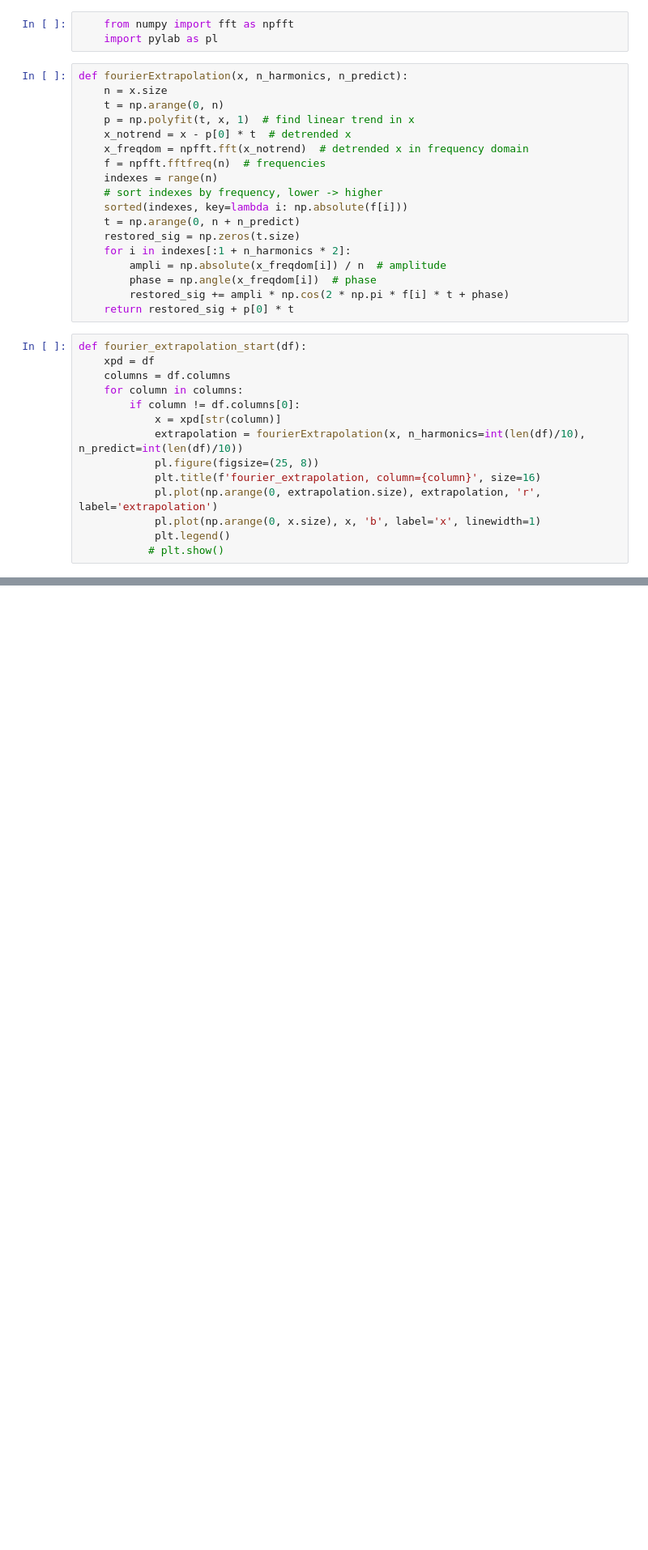
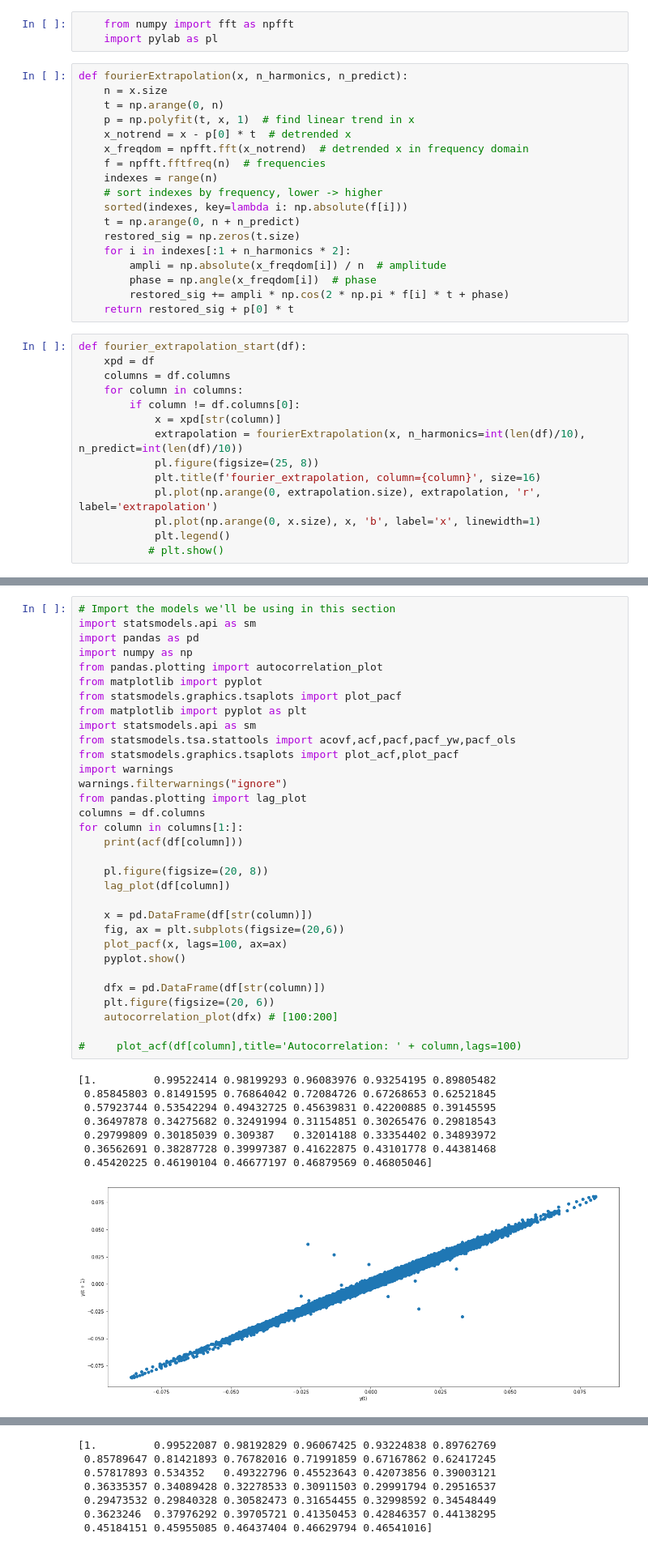
Before and after one commit to mbereisa/Anomaly_Detection_project, a Jupyter notebook: Deep_reports/FFT analyzre.ipynb, the cells around one changed output, grey strips where cells are left out. Shown at 81% size. Saved outputs shown, nothing was run; the diff lists cells and outputs as text; blank space fills up the shorter version.

```diff
--- a/Deep_reports/FFT analyzre.ipynb
+++ b/Deep_reports/FFT analyzre.ipynb
@@ -289,0 +238,41 @@ fourier_extrapolation_start(pd.DataFrame(df[::speed]))
+# %%
+# Import the models we'll be using in this section
+import statsmodels.api as sm
+import pandas as pd
+import numpy as np
+from pandas.plotting import autocorrelation_plot
+from matplotlib import pyplot
+from statsmodels.graphics.tsaplots import plot_pacf
+from matplotlib import pyplot as plt
+import statsmodels.api as sm
+from statsmodels.tsa.stattools import acovf,acf,pacf,pacf_yw,pacf_ols
+from statsmodels.graphics.tsaplots import plot_acf,plot_pacf
+import warnings
+warnings.filterwarnings("ignore")
+from pandas.plotting import lag_plot
+columns = df.columns
+for column in columns[1:]:
+    print(acf(df[column]))
+
+    pl.figure(figsize=(20, 8))
+    lag_plot(df[column])
+
+    x = pd.DataFrame(df[str(column)])
+    fig, ax = plt.subplots(figsize=(20,6))
+    plot_pacf(x, lags=100, ax=ax)
+    pyplot.show()
+
+    dfx = pd.DataFrame(df[str(column)])
+    plt.figure(figsize=(20, 6))
+    autocorrelation_plot(dfx) # [100:200]
+
+#     plot_acf(df[column],title='Autocorrelation: ' + column,lags=100)
+# %% [output]
+[1.         0.99522414 0.98199293 0.96083976 0.93254195 0.89805482
+ 0.85845803 0.81491595 0.76864042 0.72084726 0.67268653 0.62521845
+ 0.57923744 0.53542294 0.49432725 0.45639831 0.42200885 0.39145595
+ 0.36497878 0.34275682 0.32491994 0.31154851 0.30265476 0.29818543
+ 0.29799809 0.30185039 0.309387   0.32014188 0.33354402 0.34893972
+ 0.36562691 0.38287728 0.39997387 0.41622875 0.43101778 0.44381468
+ 0.45420225 0.46190104 0.46677197 0.46879569 0.46805046]
+[figure, added]
@@ -289,0 +280,7 @@ fourier_extrapolation_start(pd.DataFrame(df[::speed]))
+[1.         0.99522087 0.98192829 0.96067425 0.93224838 0.89762769
+ 0.85789647 0.81421893 0.76782016 0.71991859 0.67167862 0.62417245
+ 0.57817893 0.534352   0.49322796 0.45523643 0.42073856 0.39003121
+ 0.36335357 0.34089428 0.32278533 0.30911503 0.29991794 0.29516537
+ 0.29473532 0.29840328 0.30582473 0.31654455 0.32998592 0.34548449
+ 0.3623246  0.37976292 0.39705721 0.41350453 0.42846357 0.44138295
+ 0.45184151 0.45955085 0.46437404 0.46629794 0.46541016]
```
Also changed, not shown: parts of 8 cells of this notebook, 1 other file.
